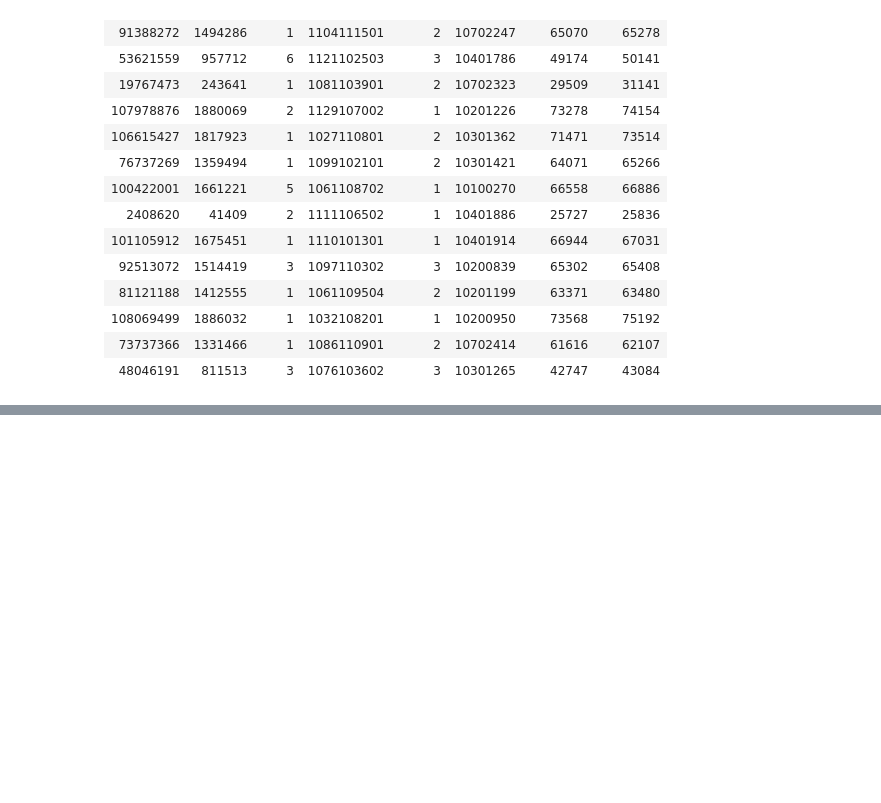
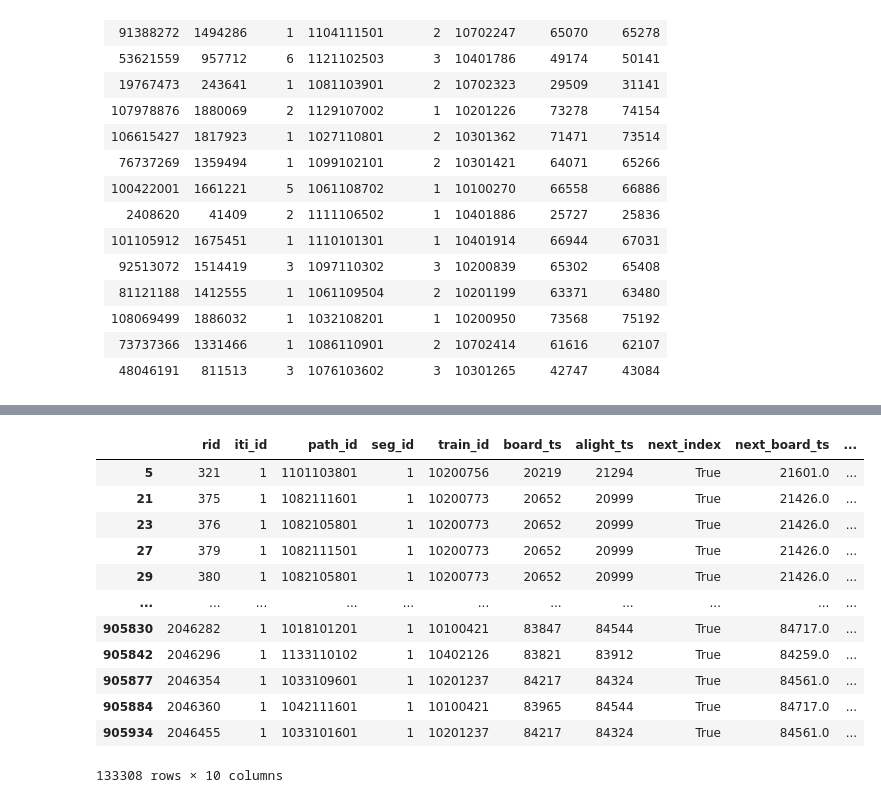
Before and after one commit to sunnysun711/PTIM, a Jupyter notebook: test.ipynb, the cells around one changed output, grey strips where cells are left out. Saved outputs shown, nothing was run; the diff lists cells and outputs as text; code cells hidden in the pictures; blank space fills up the shorter version.

```diff
--- a/test.ipynb
+++ b/test.ipynb
@@ -23,3 +23,17 @@
 |108069499  | 1886032    |   1 | 1032108201  |     1 | 10200950   |  73568   |   75192|
 |73737366   | 1331466    |   1 | 1086110901  |     2 | 10702414   |  61616   |   62107|
 |48046191   |  811513    |   3 | 1076103602  |     3 | 10301265   |  42747   |   43084|
+# %%
+from tkinter.messagebox import showerror
+
+import numpy as np
+
+from src import config
+from src.utils import *
+from src.globals import *
+
+config.load_config()
+
+assigned = read_all(config.CONFIG["results"]["assigned"])
+print(assigned.shape)
+assigned
@@ -25,0 +58,27 @@
+# %%
+# ① 删除所有仅包含一个seg_id的(rid, iti_id)组合
+seg_count = assigned.groupby(['rid', 'iti_id'])['seg_id'].transform('nunique')
+assigned = assigned[seg_count > 1]
+
+# ② 找到所有seg_id > 1的行index，并将前一行的seg_id, board_ts, alight_ts合并到当前行右侧
+# 首先，我们标识出需要操作的行
+assigned['next_index'] = assigned.groupby(['rid', 'iti_id'])['seg_id'].shift(-1).notna()
+
+assigned["next_board_ts"] = assigned["board_ts"].shift(-1)
+assigned = assigned[assigned["next_index"]]
+assigned["transfer_time"] = assigned["next_board_ts"] - assigned["alight_ts"]
+assigned
+# %% [output]
+|  | rid | iti_id | path_id | seg_id | train_id | board_ts | alight_ts | next_index | next_board_ts | ... |
+| 5 | 321 | 1 | 1101103801 | 1 | 10200756 | 20219 | 21294 | True | 21601.0 | ... |
+| 21 | 375 | 1 | 1082111601 | 1 | 10200773 | 20652 | 20999 | True | 21426.0 | ... |
+| 23 | 376 | 1 | 1082105801 | 1 | 10200773 | 20652 | 20999 | True | 21426.0 | ... |
+| 27 | 379 | 1 | 1082111501 | 1 | 10200773 | 20652 | 20999 | True | 21426.0 | ... |
+| 29 | 380 | 1 | 1082105801 | 1 | 10200773 | 20652 | 20999 | True | 21426.0 | ... |
+| ... | ... | ... | ... | ... | ... | ... | ... | ... | ... | ... |
+| 905830 | 2046282 | 1 | 1018101201 | 1 | 10100421 | 83847 | 84544 | True | 84717.0 | ... |
+| 905842 | 2046296 | 1 | 1133110102 | 1 | 10402126 | 83821 | 83912 | True | 84259.0 | ... |
+| 905877 | 2046354 | 1 | 1033109601 | 1 | 10201237 | 84217 | 84324 | True | 84561.0 | ... |
+| 905884 | 2046360 | 1 | 1042111601 | 1 | 10100421 | 83965 | 84544 | True | 84717.0 | ... |
+| 905934 | 2046455 | 1 | 1033101601 | 1 | 10201237 | 84217 | 84324 | True | 84561.0 | ... |
+133308 rows × 10 columns
```
Also changed, not shown: parts of 9 cells of this notebook, 5 other files.
